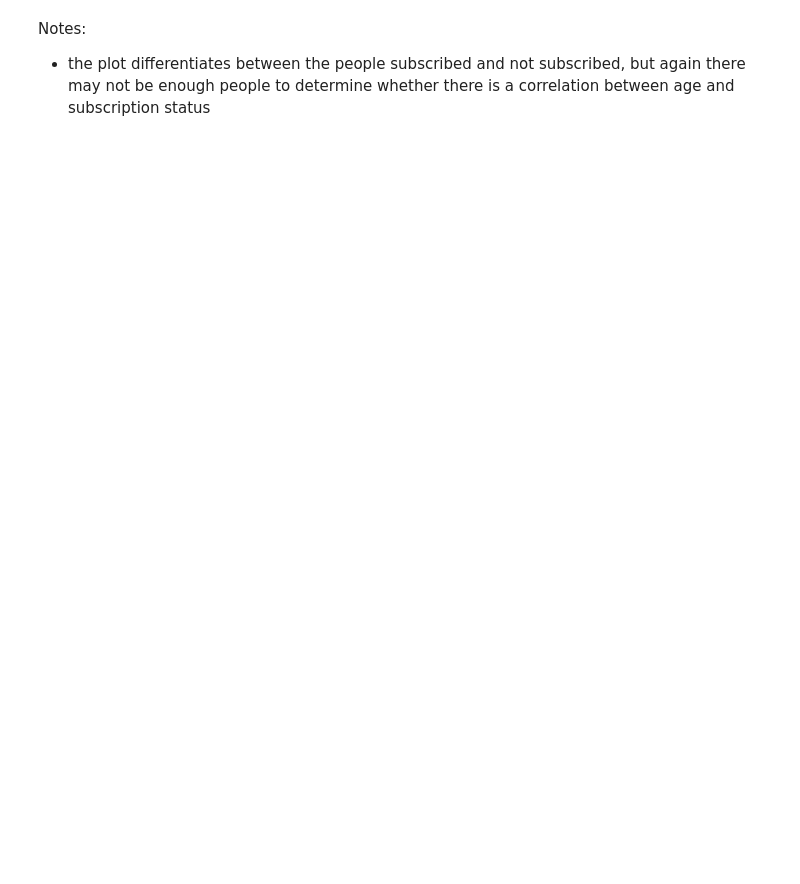
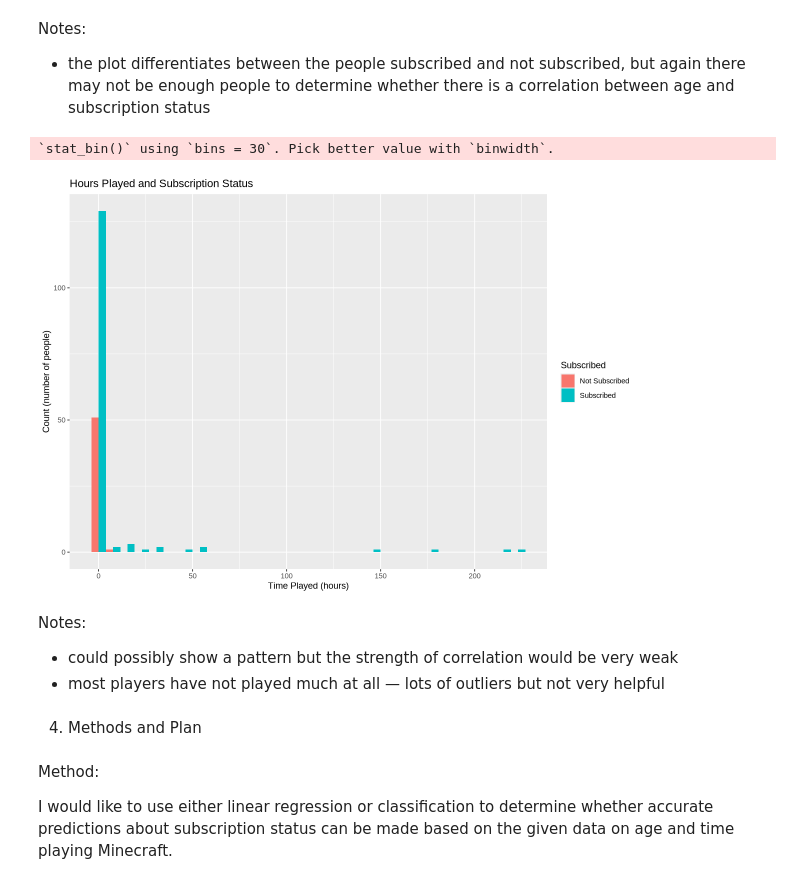
Before and after one commit to Fried-Tofu/dsci-100-project, a Jupyter notebook: DSCI_100_Project_(Rowan_Flores_Group_39).ipynb, the cells around one changed output. Drawn from its saved outputs; the diff is of its cells as text; code cells hidden in the pictures; blank space fills up the shorter version.

Commit message:
Added parts to method

```diff
--- a/DSCI_100_Project_(Rowan_Flores_Group_39).ipynb
+++ b/DSCI_100_Project_(Rowan_Flores_Group_39).ipynb
@@ -164,3 +170,25 @@ Warning message:
 # %% [markdown]
 Notes:
 - the plot differentiates between the people subscribed and not subscribed, but again there may not be enough people to determine whether there is a correlation between age and subscription status
+# %%
+options(repr.plot.height = 7, repr.plot.width = 10)
+
+plot3 <- players |>
+    ggplot(aes(x = played_hours, fill = subscribe)) +
+    geom_histogram(position = "dodge") +
+    labs(x = "Time Played (hours)", y = "Count (number of people)", title = "Hours Played and Subscription Status", fill = "Subscribed") +
+    scale_fill_discrete(labels = c("FALSE" = "Not Subscribed", "TRUE" = "Subscribed"))
+plot3
+# %% [output]
+`stat_bin()` using `bins = 30`. Pick better value with `binwidth`.
+[figure, added]
+# %% [markdown]
+Notes:
+- could possibly show a pattern but the strength of correlation would be very weak
+- most players have not played much at all — lots of outliers but not very helpful
+# %% [markdown]
+4. Methods and Plan
+# %% [markdown]
+Method:
+
+I would like to use either linear regression or classification to determine whether accurate predictions about subscription status can be made based on the given data on age and time playing Minecraft.
```
Also changed, not shown: parts of 6 cells of this notebook.
